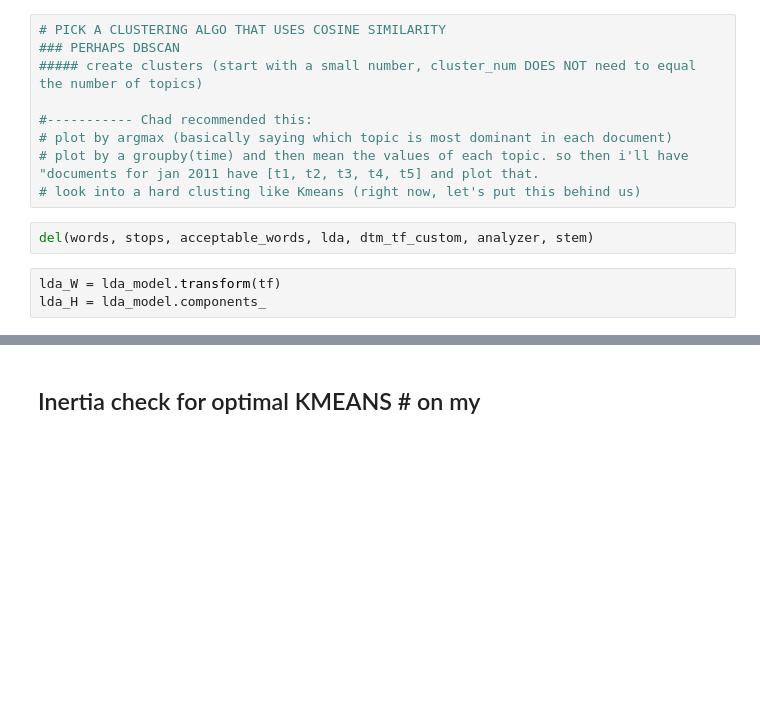
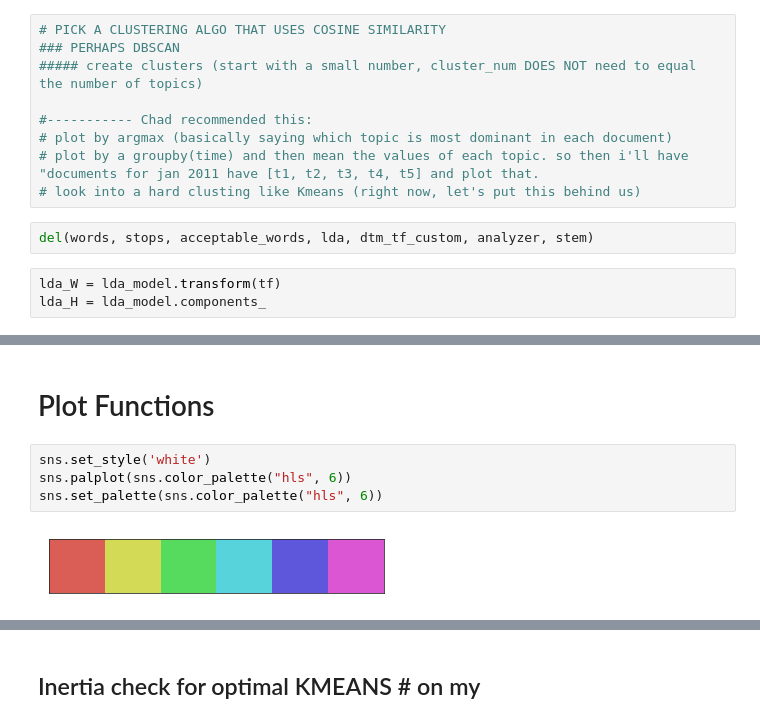
Before and after one commit to spencertollefson/lebron_james_nlp, a Jupyter notebook: nlp_processes.ipynb, the cells around one changed output, grey strips where cells are left out. Cells and saved outputs as stored; diff of their text form; blank space fills up the shorter version.

Commit message:
Create presentation plots, create presentation, update notebook more

```diff
--- a/nlp_processes.ipynb
+++ b/nlp_processes.ipynb
@@ -332,0 +385,8 @@ lda_H = lda_model.components_
+# %% [markdown]
+# Plot Functions
+# %%
+sns.set_style('white')
+sns.palplot(sns.color_palette("hls", 6))
+sns.set_palette(sns.color_palette("hls", 6))
+# %% [output]
+[figure, added]
```
Also changed, not shown: parts of 61 cells of this notebook, 21 other files.
